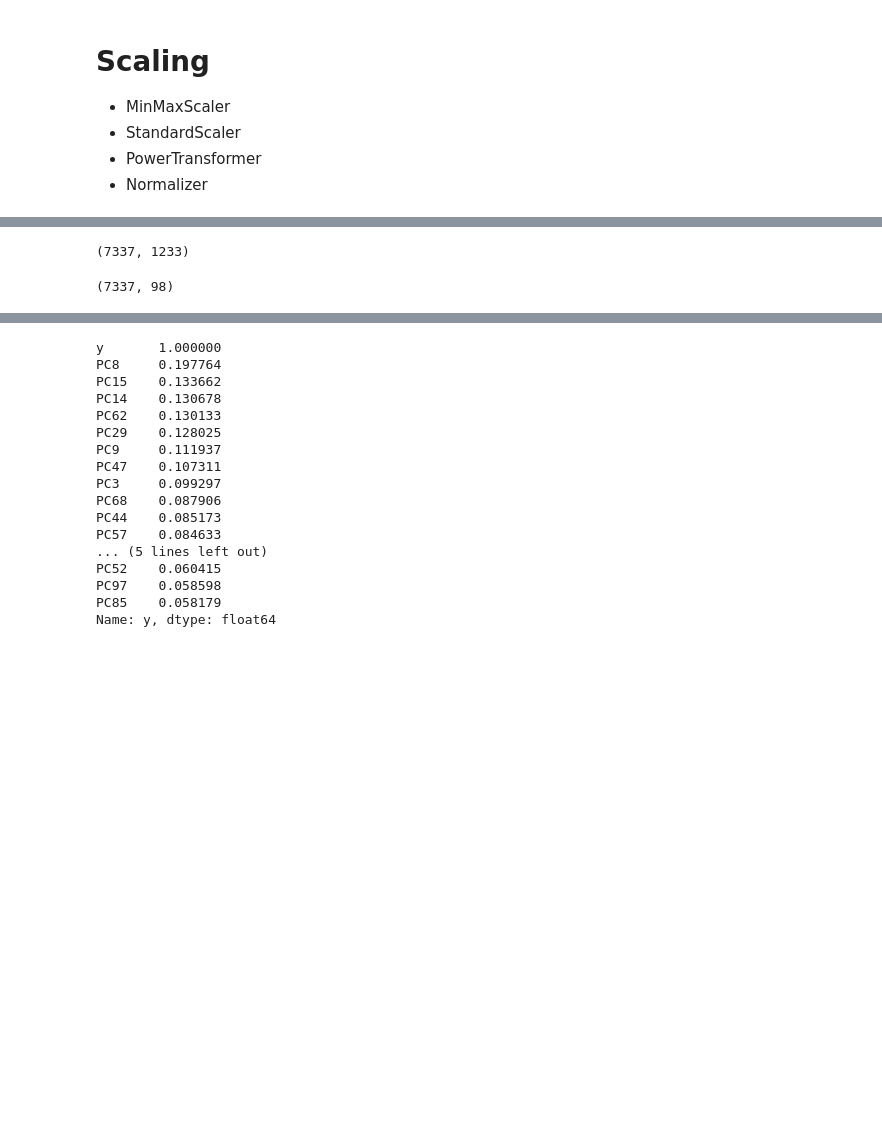
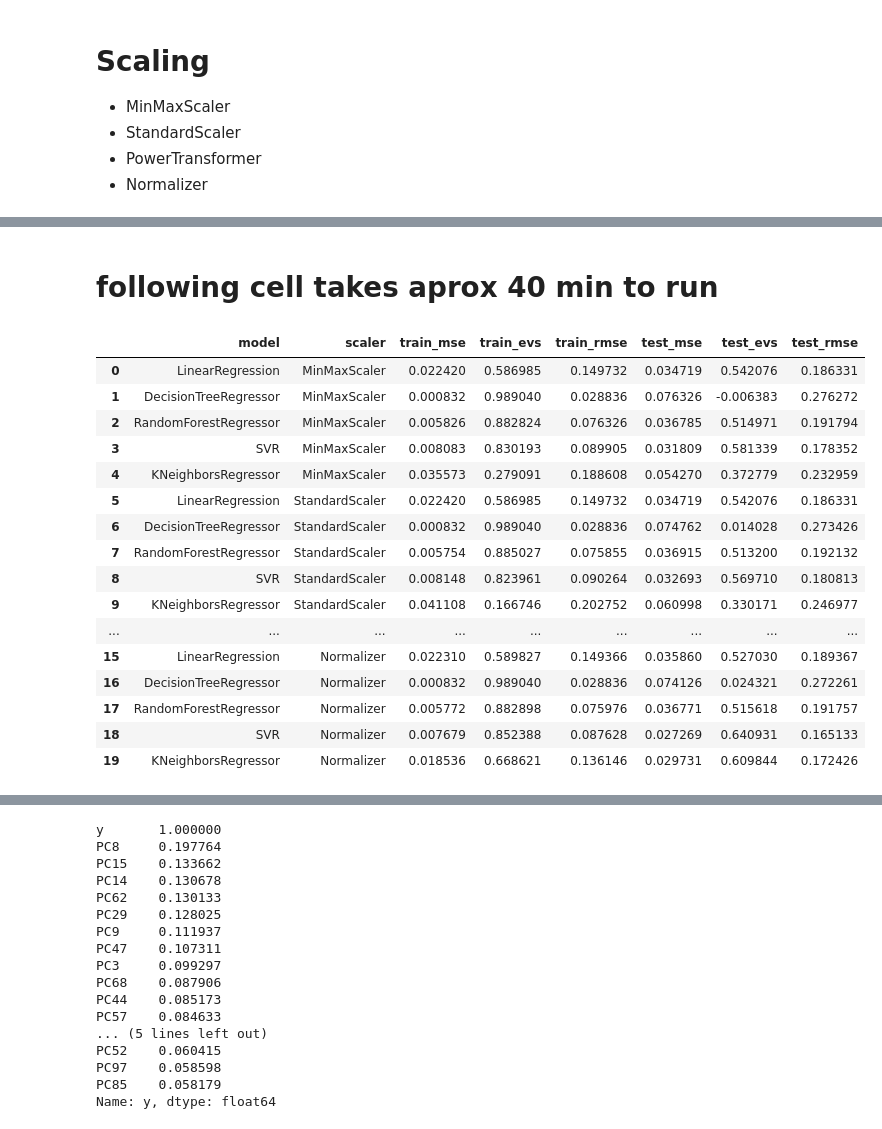
Before and after one commit to Parolps/Projeto-3, a Jupyter notebook: notebooks/feature_selection.ipynb, the cells around one changed output, grey strips where cells are left out. Cells and saved outputs as stored; diff of their text form; code cells hidden in the pictures; blank space fills up the shorter version.

```diff
--- a/notebooks/feature_selection.ipynb
+++ b/notebooks/feature_selection.ipynb
@@ -83,18 +35,0 @@ X_train_pca.shape
-# %%
-pca = PCA(n_components=0.95)
-
-X_train_pca = pca.fit_transform(X_train_pt)
-X_ivs_pca = pca.transform(X_ivs_pt)
-
-X_train_pca.shape
-# %% [output]
-(7337, 1233)
-# %%
-pca = PCA(n_components=0.95)
-
-X_train_pca = pca.fit_transform(X_train_n)
-X_ivs_pca = pca.transform(X_ivs_n)
-
-X_train_pca.shape
-# %% [output]
-(7337, 98)
@@ -100,0 +42,2 @@ X_train_pca.shape
+# %% [markdown]
+# following cell takes aprox 40 min to run
@@ -100,0 +96,20 @@ X_train_pca.shape
+# %%
+results_df = pd.read_csv("../data/results_1.csv")
+# %% [output]
+|  | model | scaler | train_mse | train_evs | train_rmse | test_mse | test_evs | test_rmse |
+| 0 | LinearRegression | MinMaxScaler | 0.022420 | 0.586985 | 0.149732 | 0.034719 | 0.542076 | 0.186331 |
+| 1 | DecisionTreeRegressor | MinMaxScaler | 0.000832 | 0.989040 | 0.028836 | 0.076326 | -0.006383 | 0.276272 |
+| 2 | RandomForestRegressor | MinMaxScaler | 0.005826 | 0.882824 | 0.076326 | 0.036785 | 0.514971 | 0.191794 |
+| 3 | SVR | MinMaxScaler | 0.008083 | 0.830193 | 0.089905 | 0.031809 | 0.581339 | 0.178352 |
+| 4 | KNeighborsRegressor | MinMaxScaler | 0.035573 | 0.279091 | 0.188608 | 0.054270 | 0.372779 | 0.232959 |
+| 5 | LinearRegression | StandardScaler | 0.022420 | 0.586985 | 0.149732 | 0.034719 | 0.542076 | 0.186331 |
+| 6 | DecisionTreeRegressor | StandardScaler | 0.000832 | 0.989040 | 0.028836 | 0.074762 | 0.014028 | 0.273426 |
+| 7 | RandomForestRegressor | StandardScaler | 0.005754 | 0.885027 | 0.075855 | 0.036915 | 0.513200 | 0.192132 |
+| 8 | SVR | StandardScaler | 0.008148 | 0.823961 | 0.090264 | 0.032693 | 0.569710 | 0.180813 |
+| 9 | KNeighborsRegressor | StandardScaler | 0.041108 | 0.166746 | 0.202752 | 0.060998 | 0.330171 | 0.246977 |
+| ... | ... | ... | ... | ... | ... | ... | ... | ... |
+| 15 | LinearRegression | Normalizer | 0.022310 | 0.589827 | 0.149366 | 0.035860 | 0.527030 | 0.189367 |
+| 16 | DecisionTreeRegressor | Normalizer | 0.000832 | 0.989040 | 0.028836 | 0.074126 | 0.024321 | 0.272261 |
+| 17 | RandomForestRegressor | Normalizer | 0.005772 | 0.882898 | 0.075976 | 0.036771 | 0.515618 | 0.191757 |
+| 18 | SVR | Normalizer | 0.007679 | 0.852388 | 0.087628 | 0.027269 | 0.640931 | 0.165133 |
+| 19 | KNeighborsRegressor | Normalizer | 0.018536 | 0.668621 | 0.136146 | 0.029731 | 0.609844 | 0.172426 |
```
Also changed, not shown: parts of 17 cells of this notebook, 2 other files.
